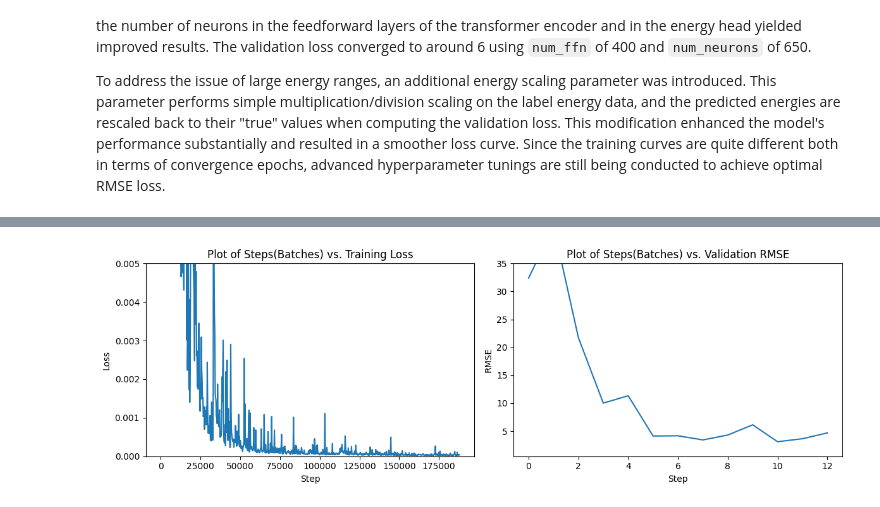
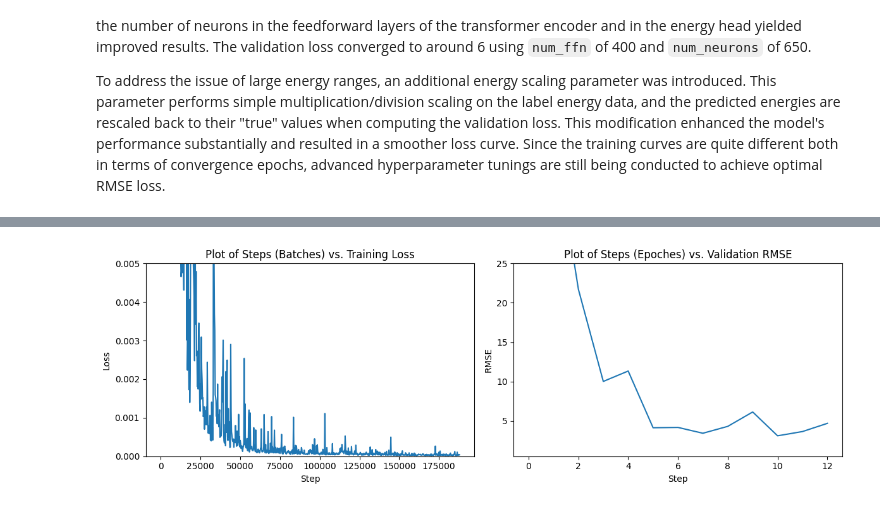
Before and after one commit to Curtis-Wu/Equivariant-Graph-Transformer, a Jupyter notebook: main.ipynb, the cells around one changed output, grey strips where cells are left out. Saved outputs shown, nothing was run; the diff lists cells and outputs as text; code cells hidden in the pictures.

Commit message:
Updated model savio run 3

```diff
--- a/main.ipynb
+++ b/main.ipynb
@@ -987,14 +987,14 @@ def plot_loss(file_path1, y_lim1, file_path2, y_lim2):
     plt.xlabel('Step')
     plt.ylabel('Loss')
     plt.ylim(0, y_lim1)
-    plt.title('Plot of Steps(Batches) vs. Training Loss')
+    plt.title('Plot of Steps (Batches) vs. Training Loss')
 
     plt.subplot(1, 2, 2)
     plt.plot(x2, y2)
     plt.xlabel('Step')
     plt.ylabel('RMSE')
     plt.ylim(0.5, y_lim2)
-    plt.title('Plot of Steps(Batches) vs. Validation RMSE')
+    plt.title('Plot of Steps (Epoches) vs. Validation RMSE')
 
     plt.tight_layout()
     plt.show()
@@ -1115,5 +1115,5 @@ Total number of molecular conformations: 3,489,436.</i>
 # %%
 plot_loss("Runs_savio/Nov26_21-03-49_ani1_egtf/train_loss.csv", 0.005,
-          "Runs_savio/Nov26_21-03-49_ani1_egtf/valid_rmse.csv", 35)
+          "Runs_savio/Nov26_21-03-49_ani1_egtf/valid_rmse.csv", 25)
 # %% [output]
-[figure, old version]
+[figure, new version]
```
Also changed, not shown: parts of 6 cells of this notebook, 7 other files.
